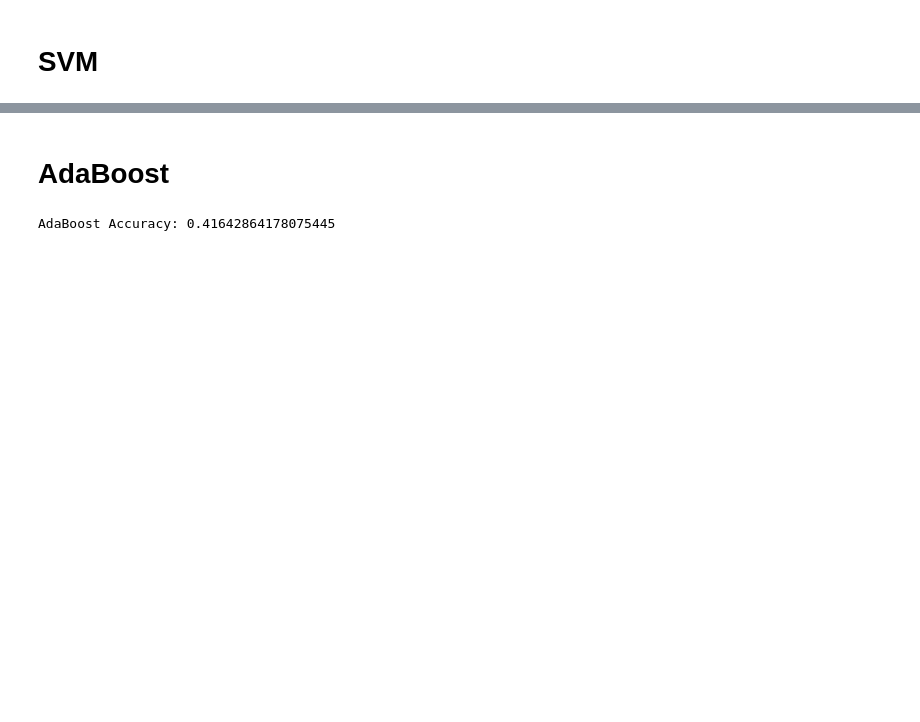
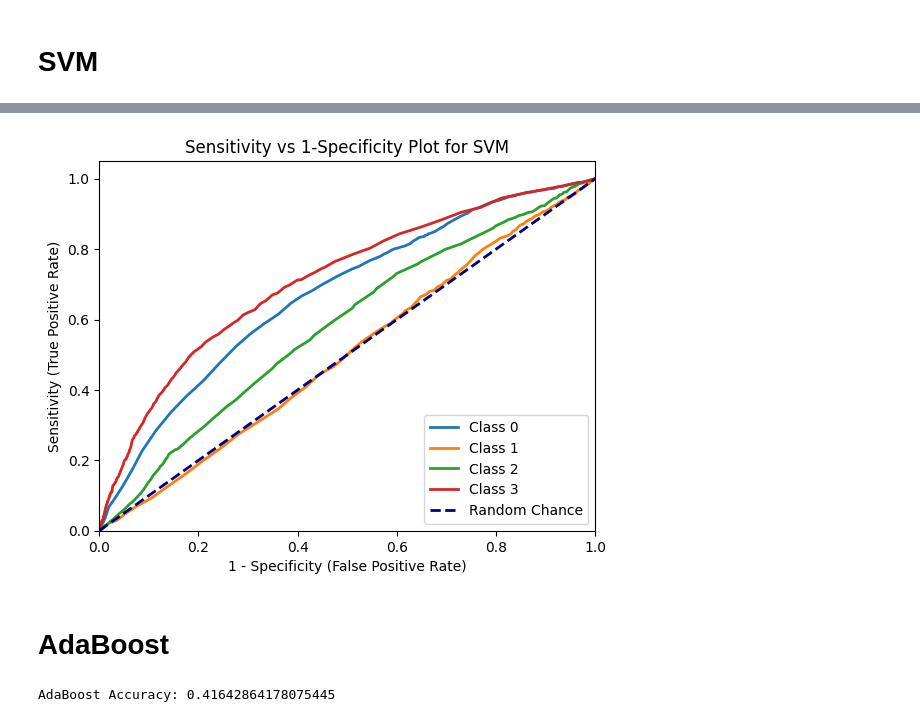
Before and after one commit to xuqianyi/SPH6004_assignment, a Jupyter notebook: process_data.ipynb, the cells around one changed output, grey strips where cells are left out. Drawn from its saved outputs; the diff is of its cells as text; code cells hidden in the pictures; blank space fills up the shorter version.

```diff
--- a/process_data.ipynb
+++ b/process_data.ipynb
@@ -252,13 +284,10 @@ Accuracy: 0.41101152368758004
 # SVM
 # %%
 # Initializing the SVM classifier
-svm_classifier = SVC(kernel='linear', random_state=42)
+svm_classifier = SVC(kernel='linear', probability=True, random_state=42)
 
 # Fitting the SVM classifier to the Training set
 svm_classifier.fit(X_train, y_train)
 
 # Predicting the Test set results
 y_pred_svm = svm_classifier.predict(X_test)
-
-# Evaluating the SVM classifier
-print("SVM Accuracy:", accuracy_score(y_test, y_pred_svm))
@@ -266,0 +294,8 @@ SVM Accuracy: 0.38303949571555207
+# %%
+y_score_svm = svm_classifier.predict_proba(X_test)
+y_score_svm = svm_classifier.predict_proba(X_test)
+auroc_svm = roc_auc_score(y_test_binarized, y_score_svm, multi_class='ovr', average='macro')
+# Evaluating the SVM classifier
+print("Classification Report:\n", classification_report(y_test, y_pred_svm))
+print(f"Multi-class AUROC: {auroc_svm}")
+print("Accuracy:", accuracy_score(y_test, y_pred_svm))
@@ -267,3 +317,28 @@ SVM Accuracy: 0.38303949571555207
+# %%
+# Assuming y_test_binarized and y_score from the previous example are available
+
+# Compute ROC curve and ROC area for each class
+n_classes = 4
+fpr = dict()
+tpr = dict()
+roc_auc = dict()
+
+for i in range(n_classes):
+    fpr[i], tpr[i], _ = roc_curve(y_test_binarized[:, i], y_score_svm[:, i])
+    # Sensitivity is tpr, specificity is 1-fpr
+    # Plotting sensitivity vs (1-specificity) is equivalent to plotting TPR vs FPR
+    plt.plot(fpr[i], tpr[i], lw=2, label=f'Class {i}')
+
+plt.plot([0, 1], [0, 1], color='navy', lw=2, linestyle='--', label='Random Chance')
+plt.xlim([0.0, 1.0])
+plt.ylim([0.0, 1.05])
+plt.xlabel('1 - Specificity (False Positive Rate)')
+plt.ylabel('Sensitivity (True Positive Rate)')
+plt.title('Sensitivity vs 1-Specificity Plot for SVM')
+plt.legend(loc="lower right")
+plt.show()
+# %% [output]
+[figure, added]
 # %% [markdown]
 # AdaBoost
 # %%
```
Also changed, not shown: parts of 16 cells of this notebook.
